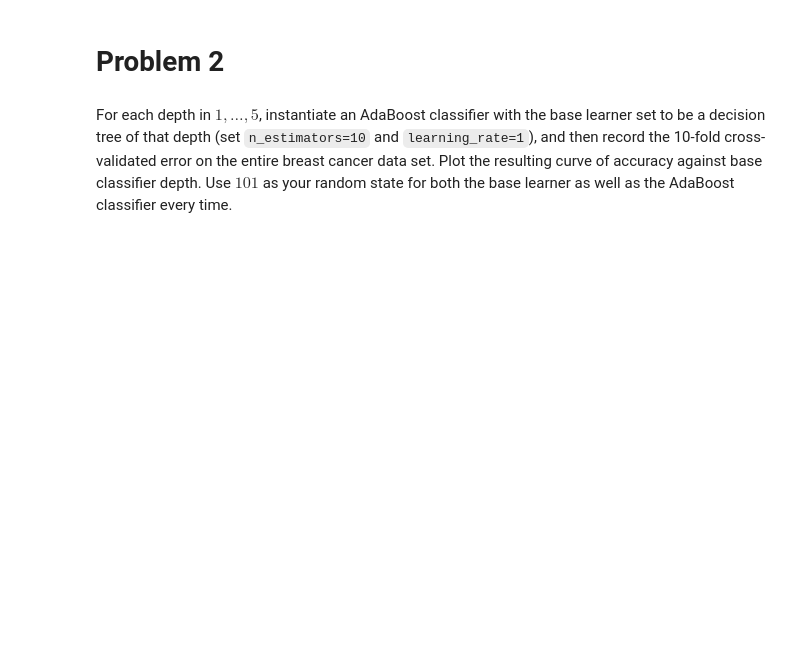
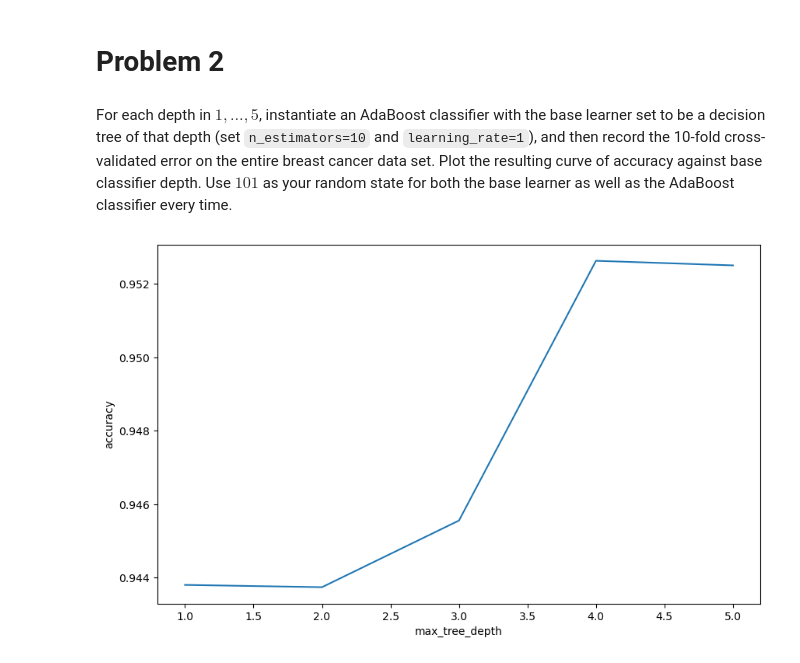
Before and after one commit to rtreddick/AI391L-machine-learning, a Jupyter notebook: hw_02/hw2_programming_base_notebook.ipynb, the cells around one changed output. Cells and saved outputs as stored; diff of their text form; code cells hidden in the pictures; blank space fills up the shorter version.

```diff
--- a/hw_02/hw2_programming_base_notebook.ipynb
+++ b/hw_02/hw2_programming_base_notebook.ipynb
@@ -337,2 +333,46 @@ cancer = datasets.load_breast_cancer()
 # %% [markdown]
 For each depth in $1, \dots, 5$, instantiate an AdaBoost classifier with the base learner set to be a decision tree of that depth (set `n_estimators=10` and `learning_rate=1`), and then record the 10-fold cross-validated error on the entire breast cancer data set. Plot the resulting curve of accuracy against base classifier depth. Use $101$ as your random state for both the base learner as well as the AdaBoost classifier every time.
+# %%
+import warnings
+
+from sklearn import datasets
+from sklearn.ensemble import AdaBoostClassifier
+from sklearn.tree import DecisionTreeClassifier
+from sklearn.model_selection import KFold, cross_val_score
+
+warnings.filterwarnings('ignore', category=FutureWarning)
+
+cancer = datasets.load_breast_cancer()
+
+
+def fit_adaboost(X: np.ndarray, y: np.ndarray, max_tree_depth: int, n_estimators=10) -> float:
+    """
+    Fit an AdaBoost classifier using a decision tree as the base classifier
+    """
+    clf = AdaBoostClassifier(
+        estimator=DecisionTreeClassifier(max_depth=max_tree_depth),
+        n_estimators=n_estimators
+    )
+    kf = KFold(n_splits=10, shuffle=True)
+    accuracy = cross_val_score(clf, X, y, cv=kf).mean()
+    return accuracy
+
+
+def run_adaboost_experiment(X: np.ndarray, y: np.ndarray, max_tree_depth: int):
+    """
+    Run the AdaBoost experiment
+    """
+    results = []
+    for max_tree_depth in range(1, max_tree_depth + 1):
+        accuracy = fit_adaboost(X, y, max_tree_depth)
+        results.append({'max_tree_depth': max_tree_depth, 'accuracy': accuracy})
+    return results
+
+
+results_adaboost = pd.DataFrame(run_adaboost_experiment(cancer.data, cancer.target, 5))
+
+plt.figure(figsize=(10, 6))
+sns.lineplot(data=results_adaboost, x='max_tree_depth', y='accuracy')
+plt.show()
+# %% [output]
+[figure, added]
```
Also changed, not shown: parts of 3 cells of this notebook.
